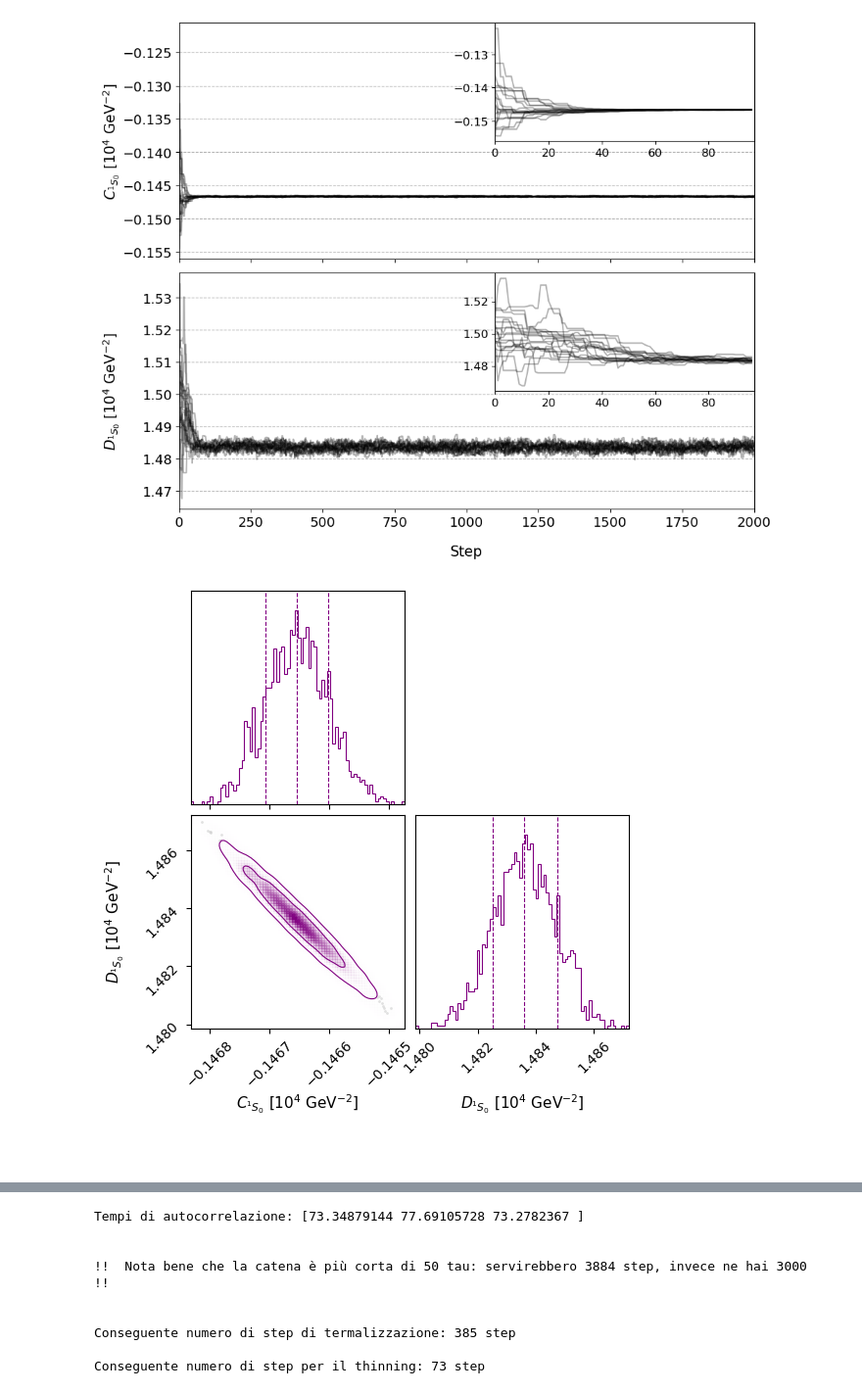
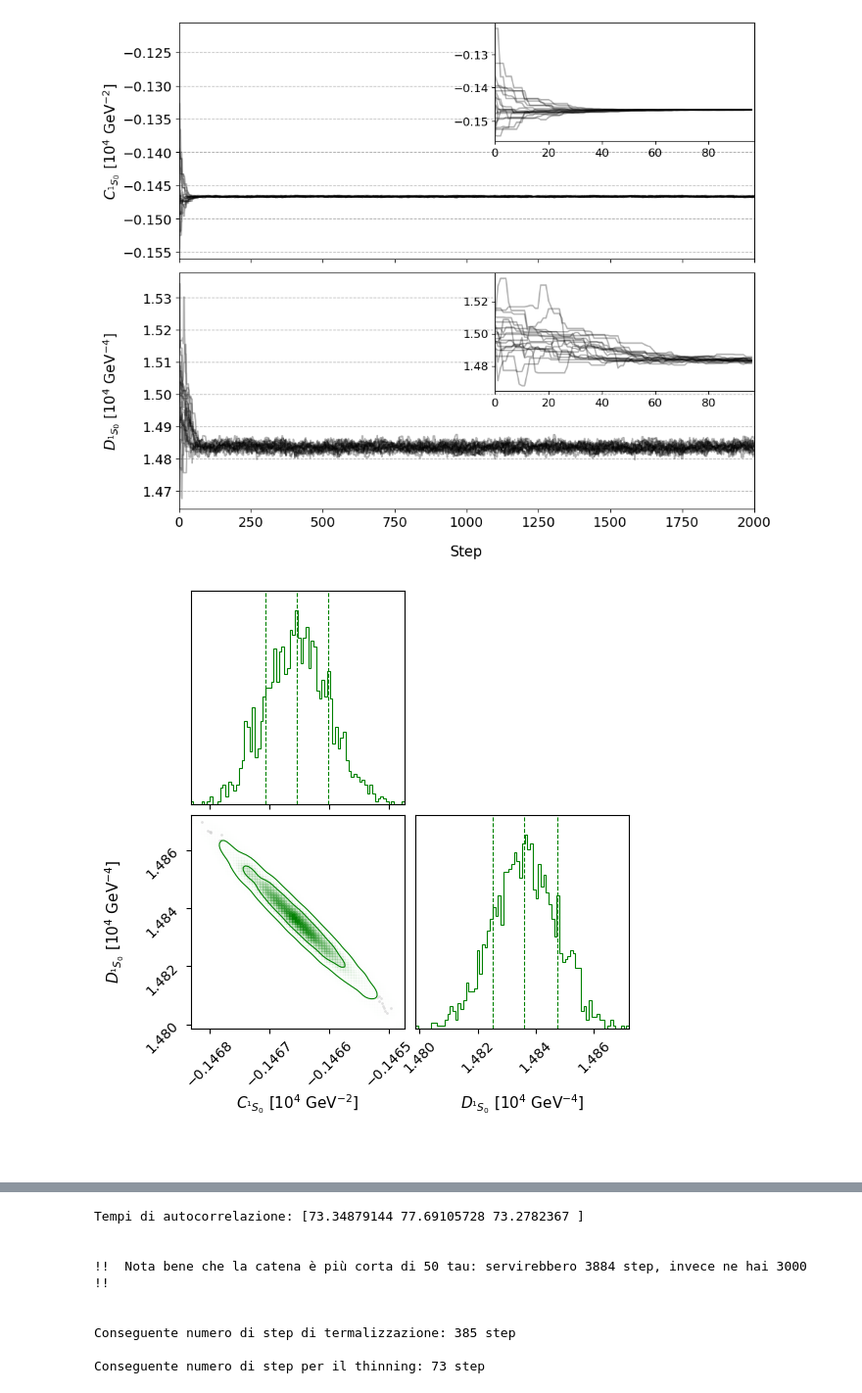
Before and after one commit to Lvetto/lmd_forza_nucleare, a Jupyter notebook: plots.ipynb, the cells around one changed output, grey strips where cells are left out. Shown at 98% size. Saved outputs shown, nothing was run; the diff lists cells and outputs as text; code cells hidden in the pictures.

```diff
--- a/plots.ipynb
+++ b/plots.ipynb
@@ -276,12 +308,12 @@ plt.show()
 # %%
 # Disegniamo il corner plot triviale:
 
-flat_samples = process_chain(LO_3S1_chain, discard=discard_LO_3S1, thin=thin_LO_3S1, flat=True)
+flat_samples_LO_3S1 = process_chain(LO_3S1_chain, discard=discard_LO_3S1, thin=thin_LO_3S1, flat=True)
 
 fig = plt.figure(figsize=(3*ndim_LO_3S1, 3*ndim_LO_3S1))
 
 corner_fig = corner.corner(
-    flat_samples,
+    flat_samples_LO_3S1,
     labels=param_names_LO_3S1,
     show_titles=False, # Impostiamo False per non litigare con le cifre significative nei titoli. [OPINABILE]
     # Purtroppo, non c'è neppure modo di litigare con le cifre significative delle ticks, che lasciamo di default.
@@ -292,7 +324,7 @@ corner_fig = corner.corner(
     bins=80,
     smooth=2.0,
     #smooth1d=1.0, # Personalmente non mi piace [OPINABILE]
-    color="deeppink",
+    color="b", # "deeppink"
     data_kwargs={
         "color": "lightgray",
         "alpha": 0.7, # (default 0.1)
@@ -325,0 +391,31 @@ plt.show()
+# %%
+# Calcoliamo i residui:
+
+LO_residuals = []
+LO_residuals.append(shift_1S0 - data_LO_1S0)
+LO_residuals.append(shift_3S1 - data_LO_3S1)
+LO_residuals.append(shift_3D1 - data_LO_3D1)
+LO_residuals.append(shift_mix - data_LO_mix)
+LO_means_res = []
+for i in range(4):
+    LO_means_res.append(np.mean(LO_residuals[i]))
+titles = [r"$^1S_0$", r"$^3S_1$", r"$^3D_1$", r"$^3\varepsilon_1$"]
+
+figure, axes = plt.subplots(2, 2, figsize=(11, 8))
+axes = axes.flatten()
+for i in range(4):
+    ax = axes[i]
+    ax.plot(T_Lab, LO_residuals[i], marker = ".", linestyle = "None", color = "b", markersize = 10.)
+    ax.axhline(LO_means_res[i], linestyle= "--", color = "b", label=f"Media dei residui: {LO_means_res[i]:.1f} gradi")
+    ax.axhline(0, linestyle= "--", color = "r")
+    ax.set_xlabel(r"$T_\mathrm{Lab}$ [MeV]")
+    ax.set_ylabel(r"Residui [gradi]")
+    ax.set_title(f"Ordine LO - Onda {titles[i]}")
+    if i==2:
+        ax.legend(loc="upper right", bbox_to_anchor=(1.0,0.19))
+    else:
+        ax.legend(loc="upper right", bbox_to_anchor=(1.0,0.93))
+    ax.grid(linestyle = "--")
+plt.tight_layout()
+#fig.savefig("figures/residuals_NLO.pdf", format="pdf", dpi=300, bbox_inches="tight")
+plt.show()
@@ -329,7 +431,7 @@ plt.show()
 # Leggiamo i parametri della run:
 
 nsteps_NLO_1S0, nwalkers_NLO_1S0, ndim_NLO_1S0 = NLO_1S0_chain.shape
-param_names_NLO_1S0 = [r"$C_{^1S_0}$ [$10^4$ GeV$^{-2}$]", r"$D_{^1S_0}$ [$10^4$ GeV$^{-2}$]"]
+param_names_NLO_1S0 = [r"$C_{^1S_0}$ [$10^4$ GeV$^{-2}$]", r"$D_{^1S_0}$ [$10^4$ GeV$^{-4}$]"]
 # %%
 # Sappiamo questa run specifica è la più instabile e dei walkers potrebbero perdersi.
 # Capiamo quali sono gli indici dei walker patologici guardando i path uno ad uno:
@@ -405,12 +507,12 @@ plt.show()
 # %%
 # Disegniamo i corner plots:
 
-flat_samples = process_chain(NLO_1S0_chain_clean, discard=discard_NLO_1S0, thin=thin_NLO_1S0, flat=True)
+flat_samples_NLO_1S0 = process_chain(NLO_1S0_chain_clean, discard=discard_NLO_1S0, thin=thin_NLO_1S0, flat=True)
 
 fig = plt.figure(figsize=(3*ndim_NLO_1S0, 3*ndim_NLO_1S0))
 
 corner_fig = corner.corner(
-    flat_samples,
+    flat_samples_NLO_1S0,
     labels=param_names_NLO_1S0,
     show_titles=False, # Impostiamo False per non litigare con le cifre significative nei titoli. [OPINABILE]
     # Purtroppo, non c'è neppure modo di litigare con le cifre significative delle ticks, che lasciamo di default.
@@ -421,35 +523,35 @@ corner_fig = corner.corner(
     bins=80,
     smooth=2.0,
     #smooth1d=1.0, # Personalmente non mi piace [OPINABILE]
-    color="purple",
+    color="g", # "purple"
     data_kwargs={
         "color": "lightgray",
         "alpha": 0.7, # (default 0.1)
         "ms": 2.0 # Diametro dei datapoints (default 2)
     },
     max_n_ticks=4,
     quantiles=[0.16, 0.5, 0.84], # Nei diagonali, sono le linee trattegiate verticali
     levels=(0.68, 0.95), # Nei non-diagonali, sono le linee di livello continue
     label_kwargs={"fontsize": 11}, # Non vedo nessuna differenza nel cambiare il labelpad(?)
     hist_kwargs={"linewidth": 0.8}, # Spessore della cresta dell'istogramma (default 1)
     contour_kwargs={"linewidths": 0.8}, # Spessore delle curve di livello (default 1)
     use_math_text=False, # Se True, permette di usare la notazione scientifica nelle ticks
     #plot_contours=True, # Soppresso se scegliamo i levels manualmente
     #fill_contours=True, # Riempie le curve di livello
     #plot_density=True, # Già true di default
 )
 
 # Routine per cambiare lo spessore delle linee trattegiate verticali dei diagonali:
 for ax in np.array(corner_fig.axes):
     for line in ax.lines:
         if line.get_linestyle() == "--":
             line.set_linewidth(0.8)
 
 #fig.suptitle(r"Corner Plot per NLO - $^1S_0$", fontsize=16)
 #fig.savefig("figures/corner_NLO_1S0.pdf", format="pdf", dpi=300, bbox_inches="tight")
 plt.show()
 # %% [output]
-[figure, old version]
+[figure, new version]
 # %% [markdown]
-#
+##
 # %% [markdown]
```
Also changed, not shown: parts of 29 cells of this notebook, 1 other file.
